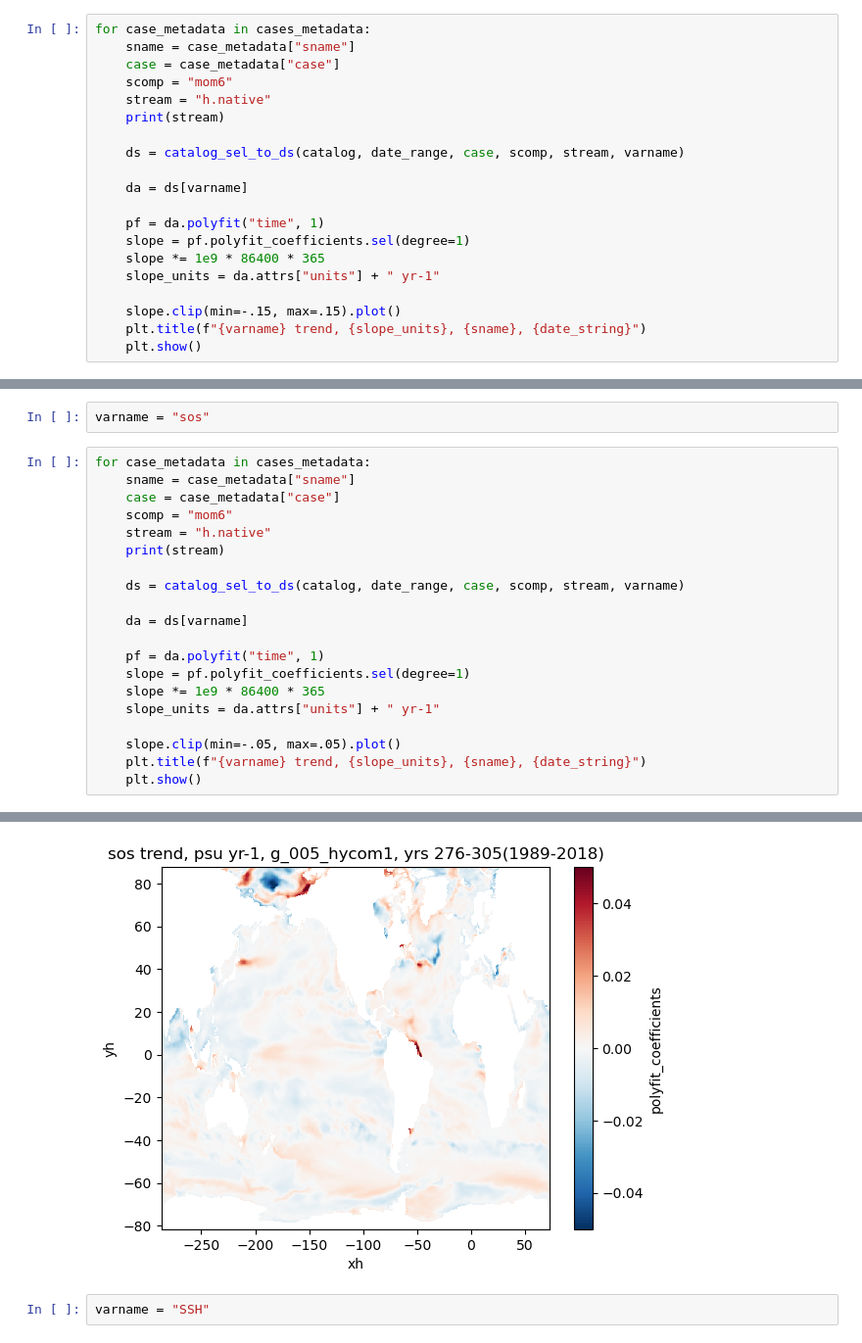
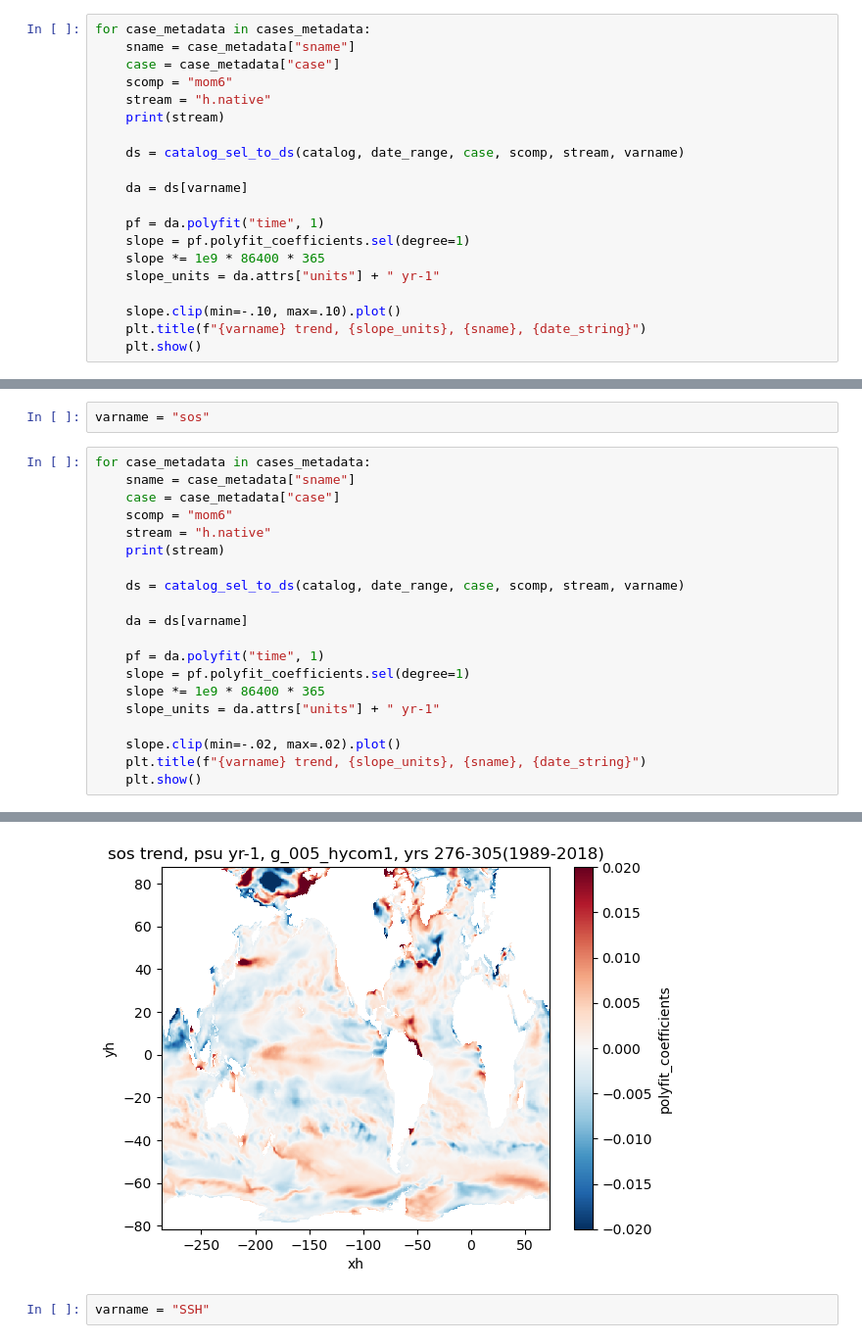
Before and after one commit to klindsay28/CESM_analysis_results, a Jupyter notebook: GMOM_zstar_vs_hybrid/cesm3_dev_trend_map.ipynb, the cells around one changed output, grey strips where cells are left out. Shown at 98% size. Cells and saved outputs as stored; diff of their text form.

```diff
--- a/GMOM_zstar_vs_hybrid/cesm3_dev_trend_map.ipynb
+++ b/GMOM_zstar_vs_hybrid/cesm3_dev_trend_map.ipynb
@@ -126,7 +123,7 @@ for case_metadata in cases_metadata:
     slope *= 1e9 * 86400 * 365
     slope_units = da.attrs["units"] + " yr-1"
 
-    slope.clip(min=-.15, max=.15).plot()
+    slope.clip(min=-.10, max=.10).plot()
     plt.title(f"{varname} trend, {slope_units}, {sname}, {date_string}")
     plt.show()
 # %% [output]
@@ -161,7 +150,7 @@ for case_metadata in cases_metadata:
     slope *= 1e9 * 86400 * 365
     slope_units = da.attrs["units"] + " yr-1"
 
-    slope.clip(min=-.05, max=.05).plot()
+    slope.clip(min=-.02, max=.02).plot()
     plt.title(f"{varname} trend, {slope_units}, {sname}, {date_string}")
     plt.show()
 # %% [output]
@@ -179,4 +160,4 @@ copying metadata from first file
-[figure, old version]
+[figure, new version]
 # %%
 varname = "SSH"
 # %%
```
Also changed, not shown: parts of 5 cells of this notebook.
